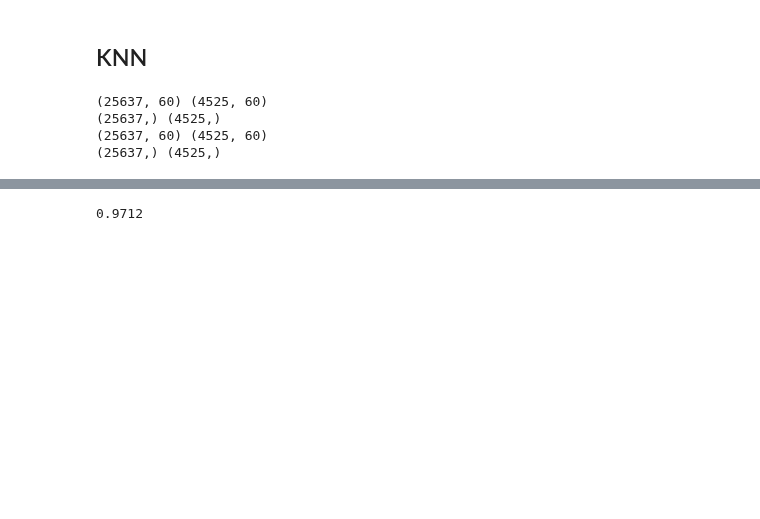
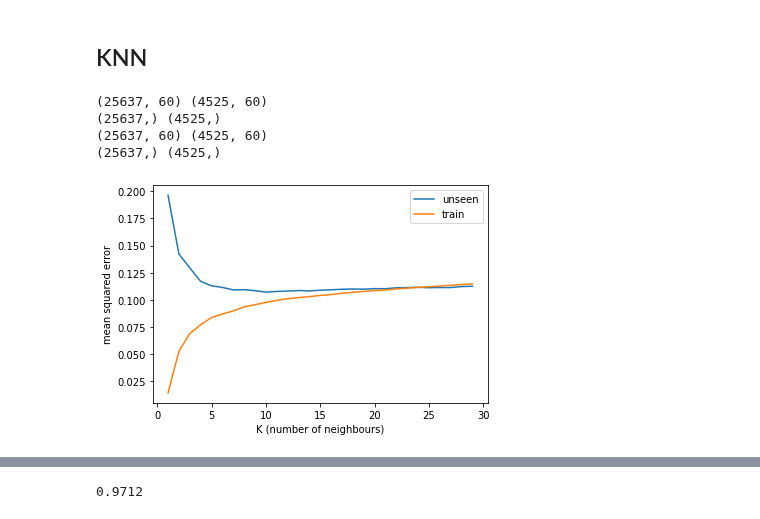
Before and after one commit to emmacona/COMP551-A1-KNN-and-Decision-tree-optimization, a Jupyter notebook: dataset-1.ipynb, the cells around one changed output, grey strips where cells are left out. Saved outputs shown, nothing was run; the diff lists cells and outputs as text; code cells hidden in the pictures; blank space fills up the shorter version.

Commit message:
Cross validation by hand - in progess

```diff
--- a/dataset-1.ipynb
+++ b/dataset-1.ipynb
@@ -154,3 +165,10 @@ print(y_normalized_train.shape, y_normalized_test.shape)
 (25637,) (4525,)
 (25637, 60) (4525, 60)
 (25637,) (4525,)
+# %%
+# For each K, test each split
+K_list = range(1,5)
+for i, K in enumerate(K_list):
+  # splits
+    model = neighbors.KNeighborsRegressor(n_neighbors=K)
+    model = model.fit(x_train_25, y_train_25)
@@ -156,0 +181,28 @@ print(y_normalized_train.shape, y_normalized_test.shape)
+# %%
+(num_instances, num_features) = x_25.shape
+n_test, n_valid = num_instances // 5, num_instances // 5
+inds = np.random.permutation(num_instances)
+
+#rest for training and validation
+n_rest = num_instances - n_test
+
+#define a function for the MSE loss
+loss = lambda y, yh: np.mean((y-yh)**2)
+
+#Plot the mean square error for different K values stored in K_list
+K_list = range(1,30)
+err_train, err_test = [], []
+for i, K in enumerate(K_list):
+    model = neighbors.KNeighborsRegressor(n_neighbors=K)
+    model = model.fit(x_train_25, y_train_25)
+    err_test.append(loss(model.predict(x_test_25), y_test_25))
+    err_train.append(loss(model.predict(x_train_25), y_train_25))
+
+plt.plot(K_list, err_test, '-', label='unseen')
+plt.plot(K_list, err_train, '-', label='train')
+plt.legend()
+plt.xlabel('K (number of neighbours)')
+plt.ylabel('mean squared error')
+plt.show()
+# %% [output]
+[figure, added]
```
Also changed, not shown: parts of 34 cells of this notebook.
